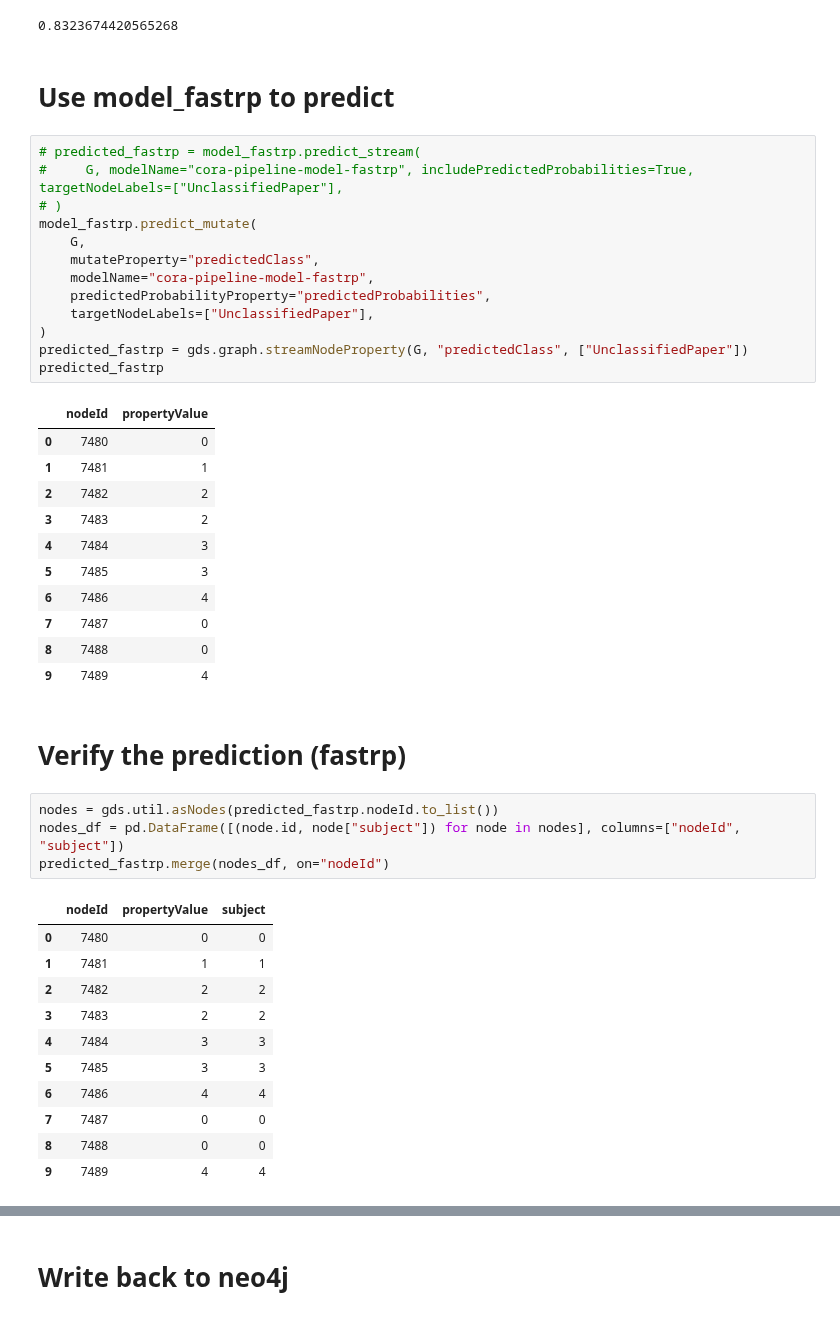
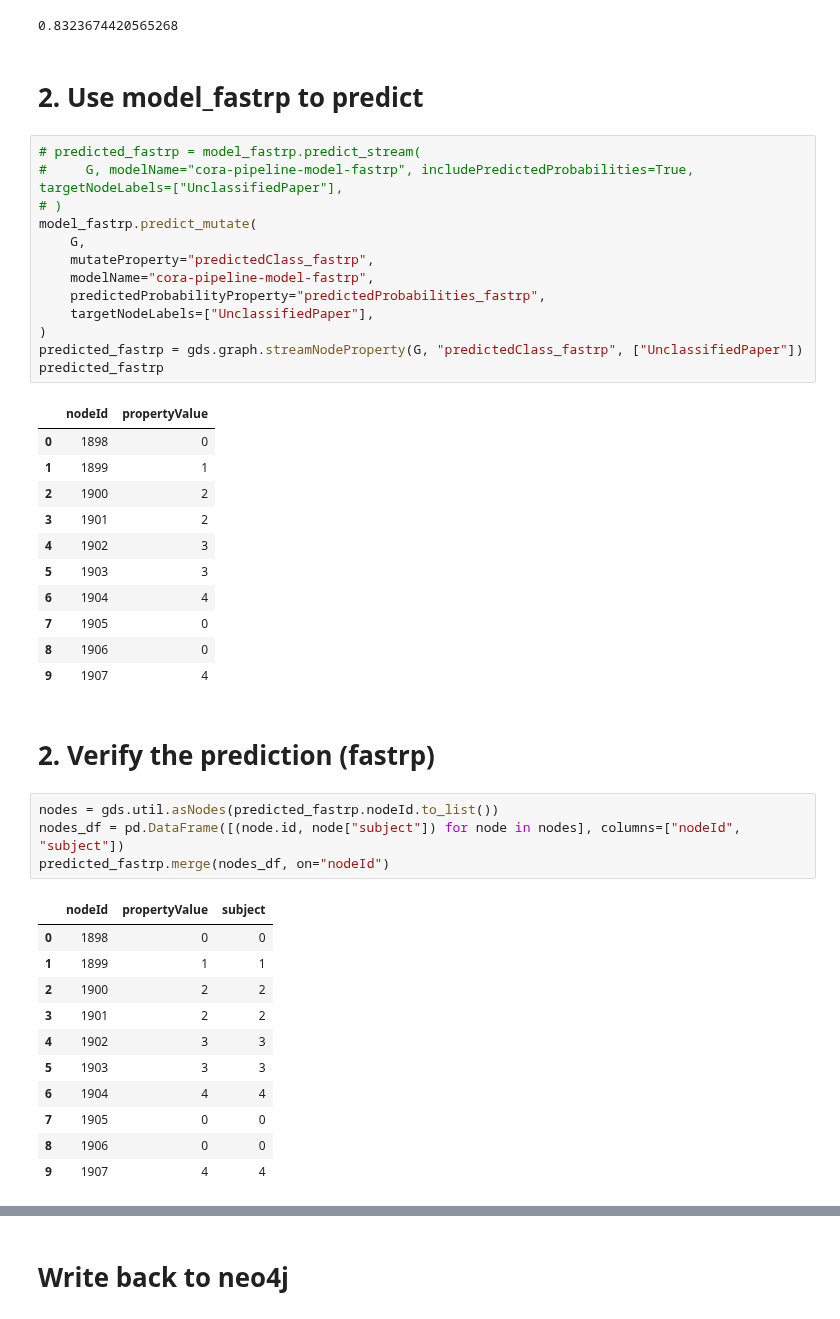
Before and after one commit to smallcat9603/graph, a Jupyter notebook: neo4j-ml-node-classification.ipynb, the cells around one changed output, grey strips where cells are left out. Saved outputs shown, nothing was run; the diff lists cells and outputs as text.

```diff
--- a/neo4j-ml-node-classification.ipynb
+++ b/neo4j-ml-node-classification.ipynb
@@ -202,47 +202,47 @@ print(stats_fastrp["modelInfo"]["metrics"]["F1_WEIGHTED"]["test"])
 # %% [output]
 0.8323674420565268
 # %% [markdown]
-# Use model_fastrp to predict
+# 2. Use model_fastrp to predict
 # %%
 # predicted_fastrp = model_fastrp.predict_stream(
 #     G, modelName="cora-pipeline-model-fastrp", includePredictedProbabilities=True, targetNodeLabels=["UnclassifiedPaper"],
 # )
 model_fastrp.predict_mutate(
     G,
-    mutateProperty="predictedClass",
+    mutateProperty="predictedClass_fastrp",
     modelName="cora-pipeline-model-fastrp",
-    predictedProbabilityProperty="predictedProbabilities",
+    predictedProbabilityProperty="predictedProbabilities_fastrp",
     targetNodeLabels=["UnclassifiedPaper"],
 )
-predicted_fastrp = gds.graph.streamNodeProperty(G, "predictedClass", ["UnclassifiedPaper"])
+predicted_fastrp = gds.graph.streamNodeProperty(G, "predictedClass_fastrp", ["UnclassifiedPaper"])
 predicted_fastrp
 # %% [output]
 |  | nodeId | propertyValue |
-| 0 | 7480 | 0 |
-| 1 | 7481 | 1 |
-| 2 | 7482 | 2 |
-| 3 | 7483 | 2 |
-| 4 | 7484 | 3 |
-| 5 | 7485 | 3 |
-| 6 | 7486 | 4 |
-| 7 | 7487 | 0 |
-| 8 | 7488 | 0 |
-| 9 | 7489 | 4 |
+| 0 | 1898 | 0 |
+| 1 | 1899 | 1 |
+| 2 | 1900 | 2 |
+| 3 | 1901 | 2 |
+| 4 | 1902 | 3 |
+| 5 | 1903 | 3 |
+| 6 | 1904 | 4 |
+| 7 | 1905 | 0 |
+| 8 | 1906 | 0 |
+| 9 | 1907 | 4 |
 # %% [markdown]
-# Verify the prediction (fastrp)
+# 2. Verify the prediction (fastrp)
 # %%
 nodes = gds.util.asNodes(predicted_fastrp.nodeId.to_list())
 nodes_df = pd.DataFrame([(node.id, node["subject"]) for node in nodes], columns=["nodeId", "subject"])
 predicted_fastrp.merge(nodes_df, on="nodeId")
 # %% [output]
 |  | nodeId | propertyValue | subject |
-| 0 | 7480 | 0 | 0 |
-| 1 | 7481 | 1 | 1 |
-| 2 | 7482 | 2 | 2 |
-| 3 | 7483 | 2 | 2 |
-| 4 | 7484 | 3 | 3 |
-| 5 | 7485 | 3 | 3 |
-| 6 | 7486 | 4 | 4 |
-| 7 | 7487 | 0 | 0 |
-| 8 | 7488 | 0 | 0 |
-| 9 | 7489 | 4 | 4 |
+| 0 | 1898 | 0 | 0 |
+| 1 | 1899 | 1 | 1 |
+| 2 | 1900 | 2 | 2 |
+| 3 | 1901 | 2 | 2 |
+| 4 | 1902 | 3 | 3 |
+| 5 | 1903 | 3 | 3 |
+| 6 | 1904 | 4 | 4 |
+| 7 | 1905 | 0 | 0 |
+| 8 | 1906 | 0 | 0 |
+| 9 | 1907 | 4 | 4 |
```
Also changed, not shown: parts of 20 cells of this notebook.
